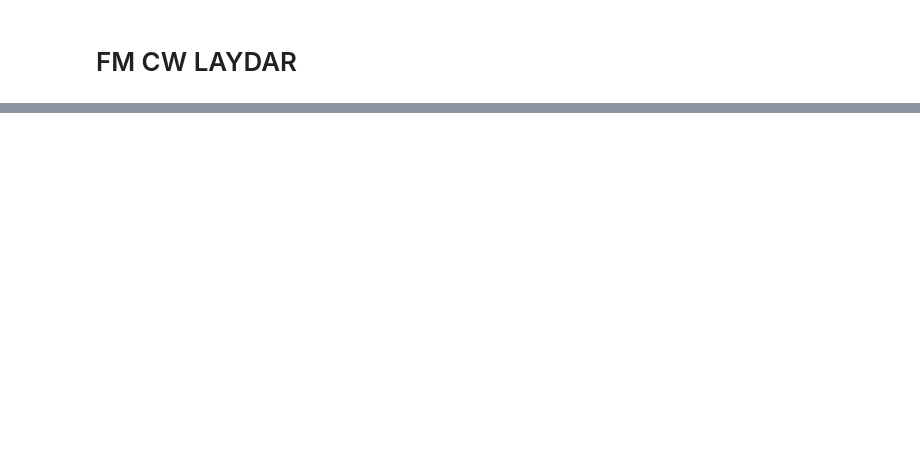
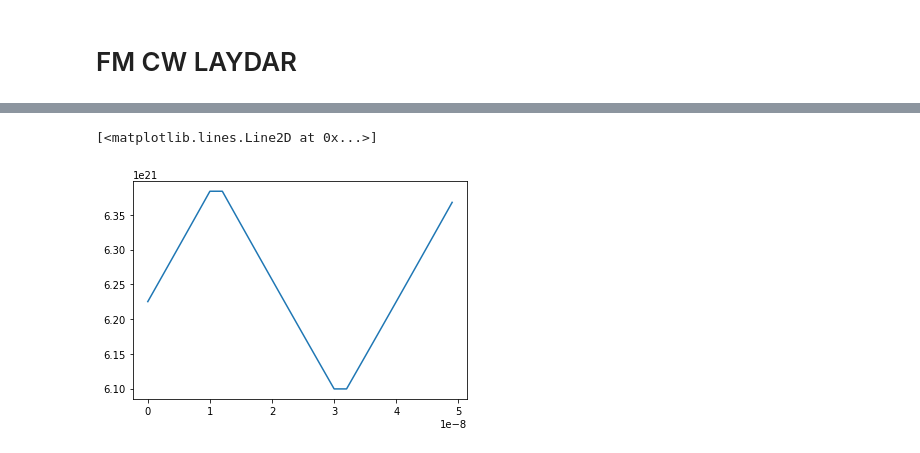
Before and after one commit to naonaorange/mmwave_traning, a Jupyter notebook: fm_cw_laider.ipynb, the cells around one changed output, grey strips where cells are left out. Drawn from its saved outputs; the diff is of its cells as text; code cells hidden in the pictures; blank space fills up the shorter version.

```diff
--- a/fm_cw_laider.ipynb
+++ b/fm_cw_laider.ipynb
@@ -56,3 +82,9 @@ plt.plot(t, fout)
+# %%
+fout_in = fout * fin
+plt.plot(t, fout_in)
+# %% [output]
+[<matplotlib.lines.Line2D at 0x...>]
+[figure, added]
 # %%
 q = 100*1000/60/60
 print(q)
```
Also changed, not shown: parts of 5 cells of this notebook.
